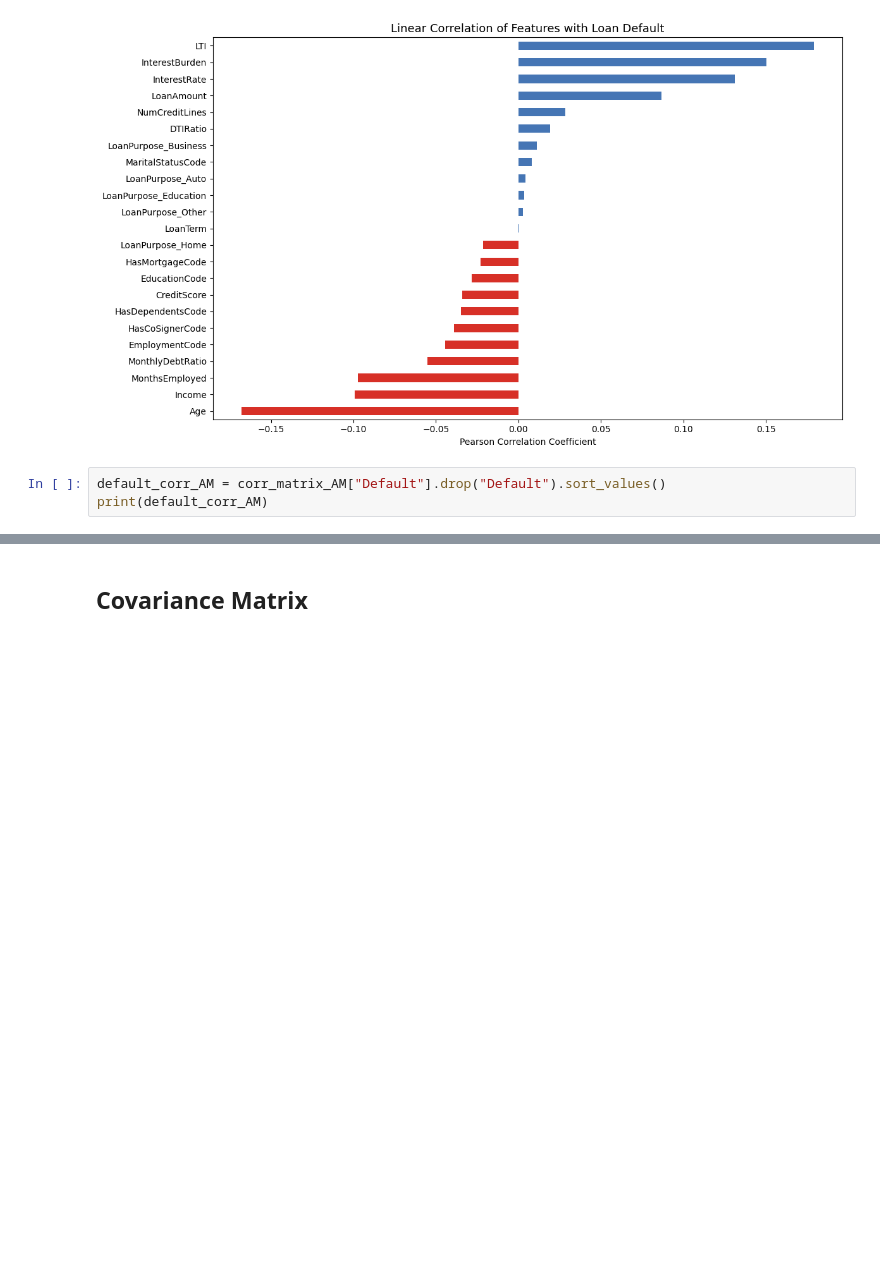
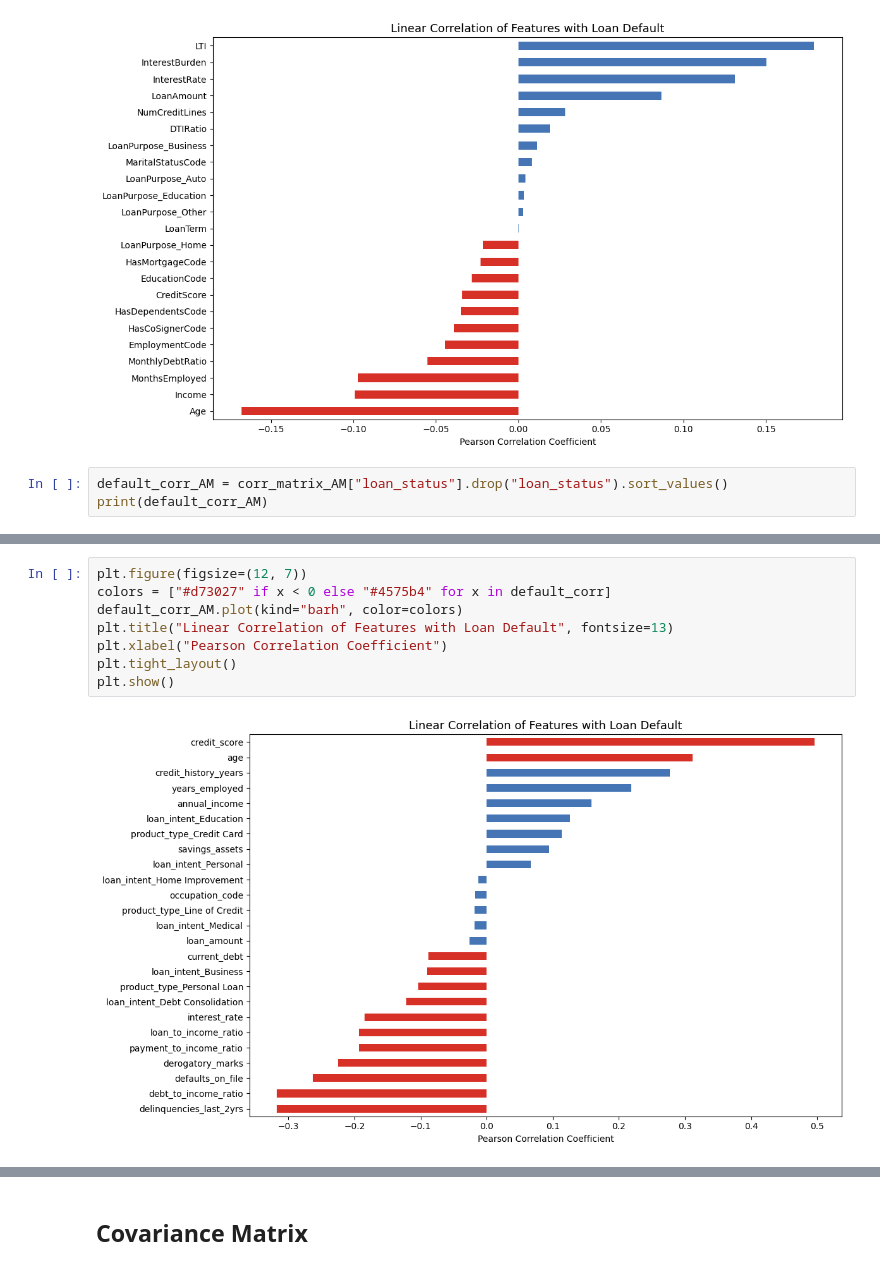
Before and after one commit to rish-ab/loan-predict, a Jupyter notebook: Loan_Detector.ipynb, the cells around one changed output, grey strips where cells are left out. Saved outputs shown, nothing was run; the diff lists cells and outputs as text; blank space fills up the shorter version.

```diff
--- a/Loan_Detector.ipynb
+++ b/Loan_Detector.ipynb
@@ -272,6 +309,6 @@ plt.show()
 # %% [output]
 [figure]
 # %%
-default_corr_AM = corr_matrix_AM["Default"].drop("Default").sort_values()
+default_corr_AM = corr_matrix_AM["loan_status"].drop("loan_status").sort_values()
 print(default_corr_AM)
 # %% [output]
@@ -278,0 +332,10 @@ KeyError: 'Default'
+# %%
+plt.figure(figsize=(12, 7))
+colors = ["#d73027" if x < 0 else "#4575b4" for x in default_corr]
+default_corr_AM.plot(kind="barh", color=colors)
+plt.title("Linear Correlation of Features with Loan Default", fontsize=13)
+plt.xlabel("Pearson Correlation Coefficient")
+plt.tight_layout()
+plt.show()
+# %% [output]
+[figure, added]
```
Also changed, not shown: parts of 12 cells of this notebook.
